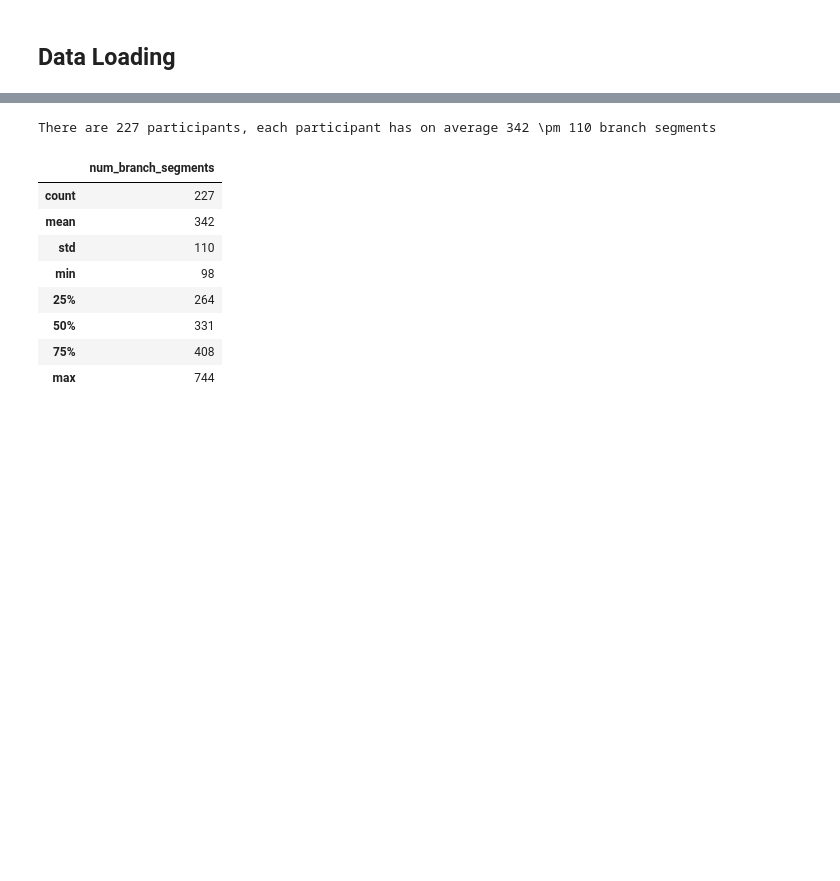
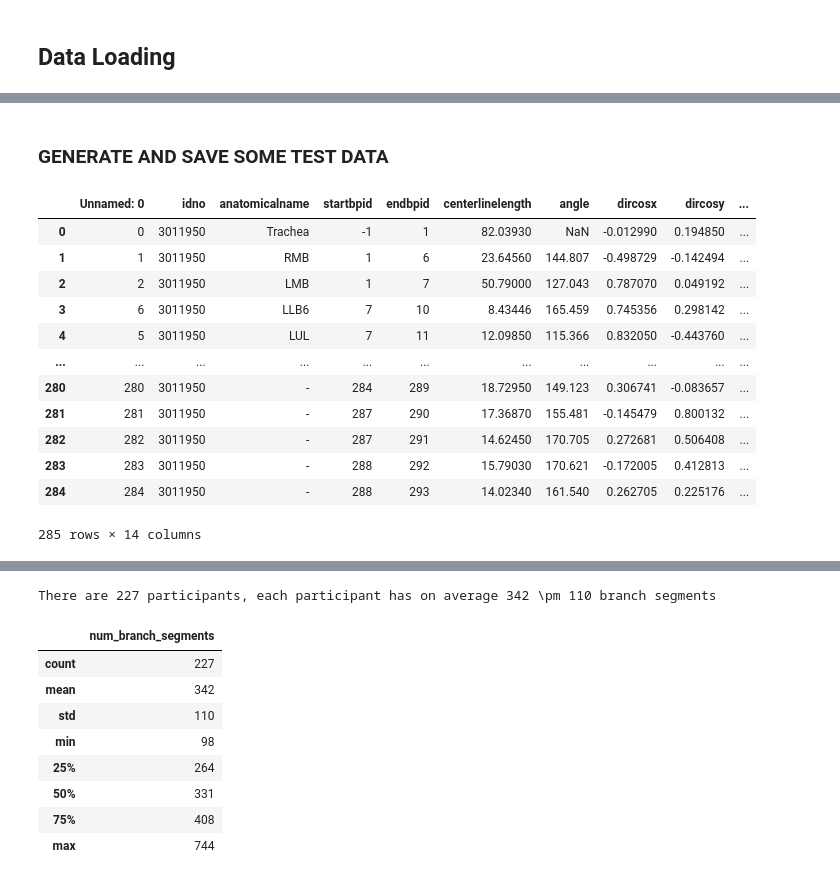
Before and after one commit to s-n-naik/airway_exploration, a Jupyter notebook: test.ipynb, the cells around one changed output, grey strips where cells are left out. Cells and saved outputs as stored; diff of their text form; code cells hidden in the pictures; blank space fills up the shorter version.

```diff
--- a/test.ipynb
+++ b/test.ipynb
@@ -26,3 +25,5 @@ df.describe()
 | 50% | 7.012039e+06 | 120.000000 | 180.000000 | 8.742300 | 149.928000 | 0.000000 | 0.061056 | 0.229416 | 6.168230 | ... |
 | 75% | 8.010528e+06 | 220.000000 | 280.000000 | 14.169850 | 160.462500 | 0.436436 | 0.497468 | 0.704271 | 10.071250 | ... |
 | max | 8.023336e+06 | 744.000000 | 747.000000 | 128.734000 | 180.000000 | 1.000000 | 1.000000 | 1.000000 | 2343.240000 | ... |
+# %% [markdown]
+### GENERATE AND SAVE SOME TEST DATA
@@ -28,0 +34,18 @@ df.describe()
+# %%
+# testing for lpy
+test_df = pd.read_csv("visualisation_test_3011950.csv")
+display(test_df)
+# %% [output]
+|  | Unnamed: 0 | idno | anatomicalname | startbpid | endbpid | centerlinelength | angle | dircosx | dircosy | ... |
+| 0 | 0 | 3011950 | Trachea | -1 | 1 | 82.03930 | NaN | -0.012990 | 0.194850 | ... |
+| 1 | 1 | 3011950 | RMB | 1 | 6 | 23.64560 | 144.807 | -0.498729 | -0.142494 | ... |
+| 2 | 2 | 3011950 | LMB | 1 | 7 | 50.79000 | 127.043 | 0.787070 | 0.049192 | ... |
+| 3 | 6 | 3011950 | LLB6 | 7 | 10 | 8.43446 | 165.459 | 0.745356 | 0.298142 | ... |
+| 4 | 5 | 3011950 | LUL | 7 | 11 | 12.09850 | 115.366 | 0.832050 | -0.443760 | ... |
+| ... | ... | ... | ... | ... | ... | ... | ... | ... | ... | ... |
+| 280 | 280 | 3011950 | - | 284 | 289 | 18.72950 | 149.123 | 0.306741 | -0.083657 | ... |
+| 281 | 281 | 3011950 | - | 287 | 290 | 17.36870 | 155.481 | -0.145479 | 0.800132 | ... |
+| 282 | 282 | 3011950 | - | 287 | 291 | 14.62450 | 170.705 | 0.272681 | 0.506408 | ... |
+| 283 | 283 | 3011950 | - | 288 | 292 | 15.79030 | 170.621 | -0.172005 | 0.412813 | ... |
+| 284 | 284 | 3011950 | - | 288 | 293 | 14.02340 | 161.540 | 0.262705 | 0.225176 | ... |
+285 rows × 14 columns
```
Also changed, not shown: parts of 17 cells of this notebook.
